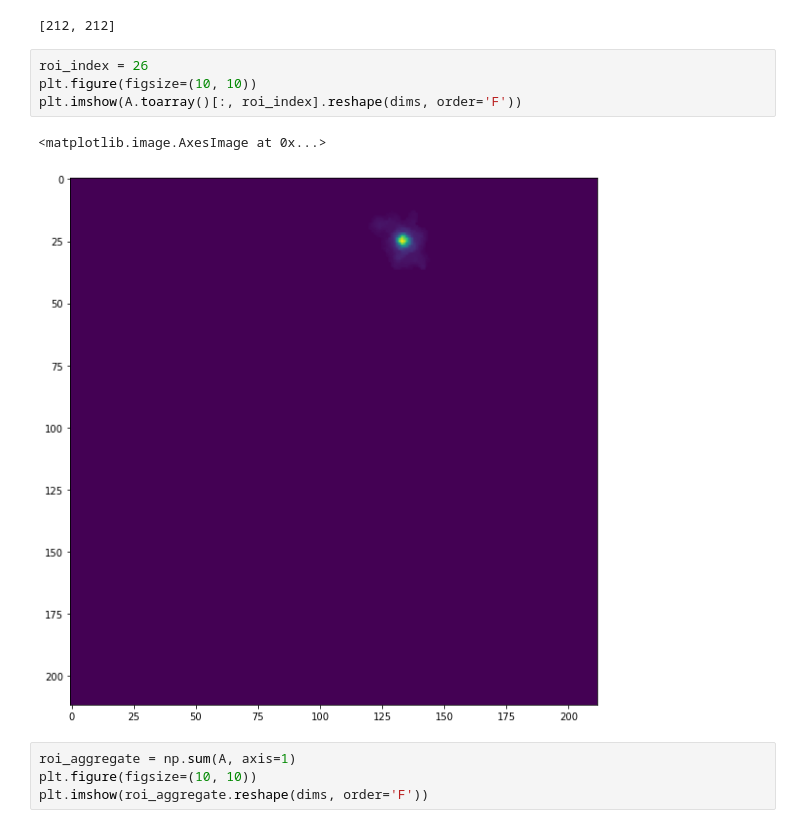
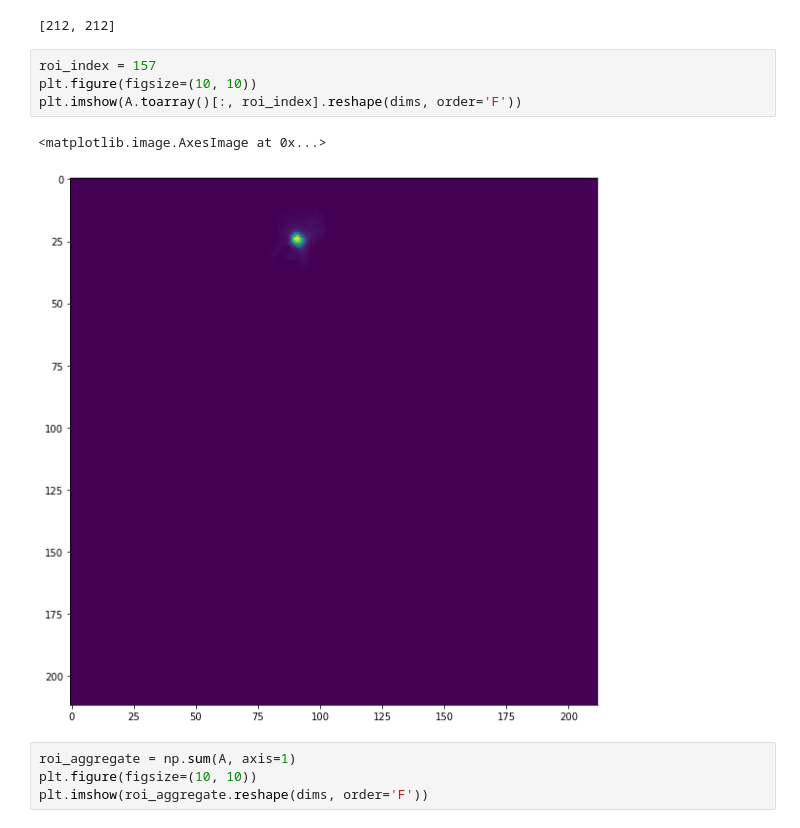
Before and after one commit to madelinescientist/madeline_analysis, a Jupyter notebook: hdf5_analysis.ipynb, the cells around one changed output. Saved outputs shown, nothing was run; the diff lists cells and outputs as text.

```diff
--- a/hdf5_analysis.ipynb
+++ b/hdf5_analysis.ipynb
@@ -41,12 +41,12 @@ dims.tolist()
 # %% [output]
 [212, 212]
 # %%
-roi_index = 26
+roi_index = 157
 plt.figure(figsize=(10, 10))
 plt.imshow(A.toarray()[:, roi_index].reshape(dims, order='F'))
 # %% [output]
 <matplotlib.image.AxesImage at 0x...>
-[figure, old version]
+[figure, new version]
 # %%
 roi_aggregate = np.sum(A, axis=1)
 plt.figure(figsize=(10, 10))
```
Also changed, not shown: parts of 1 cell of this notebook.
